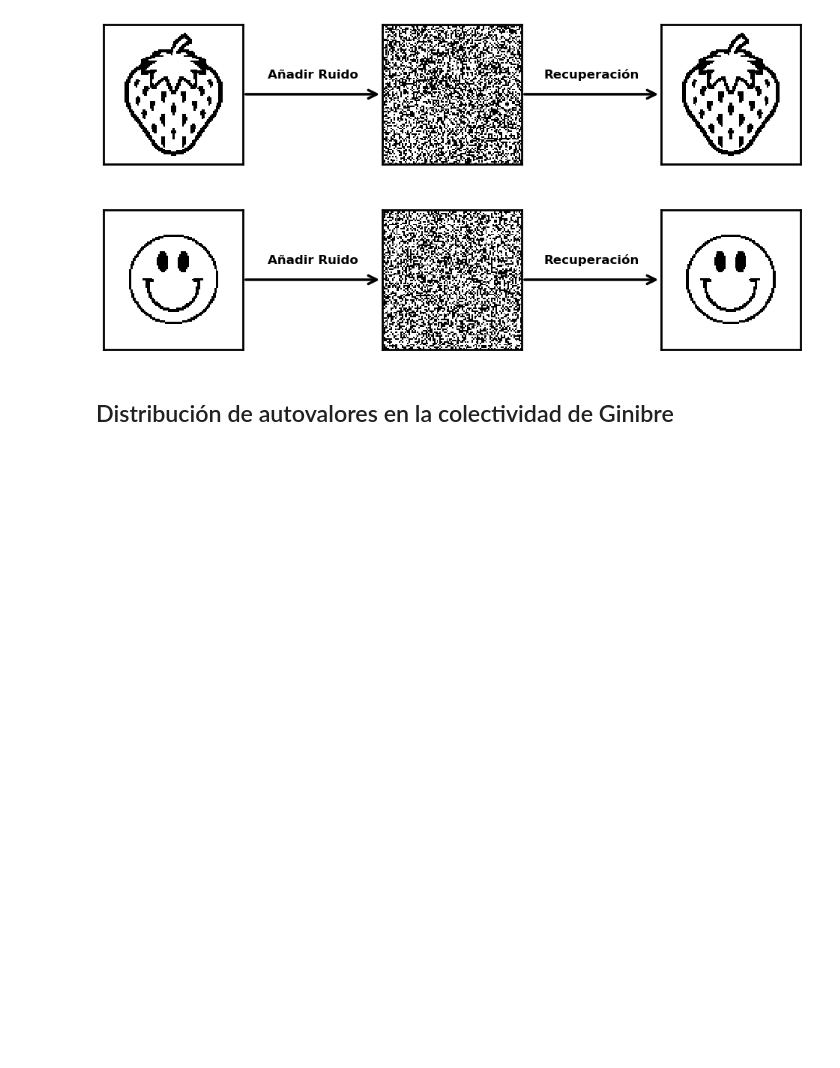
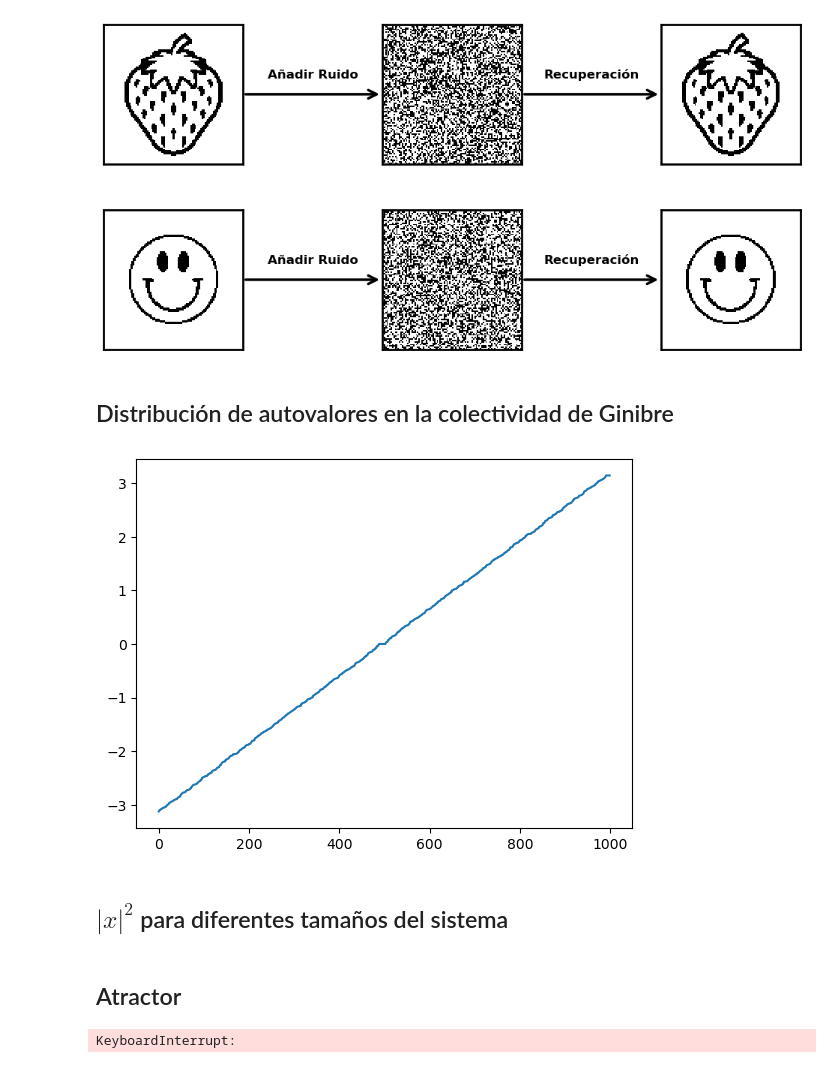
Before and after one commit to OlmoGH/Edge-of-chaos, a Jupyter notebook: Autovalores_de_matrices/LaTex/figuras.ipynb, the cells around one changed output. Cells and saved outputs as stored; diff of their text form; code cells hidden in the pictures; blank space fills up the shorter version.

Commit message:
Añadido atractor

```diff
--- a/Autovalores_de_matrices/LaTex/figuras.ipynb
+++ b/Autovalores_de_matrices/LaTex/figuras.ipynb
@@ -443,15 +443,19 @@ plt.show()
 # %%
 import numpy as np
 import matplotlib.pyplot as plt
 
-N = 10000
+N = 1000
 
 W = np.random.normal(0, 1/np.sqrt(N), (N, N))
 
 eigenvalues = np.linalg.eigvals(W)
 
 phases = np.angle(eigenvalues)
 
 plt.plot(np.sort(phases))
 
 plt.show()
+# %% [output]
+[figure, added]
+# %% [markdown]
+## $|x|^2$ para diferentes tamaños del sistema
@@ -457,0 +500,41 @@ plt.show()
+# %% [markdown]
+## Atractor
+# %%
+import numpy as np
+import matplotlib.pyplot as plt
+from scipy.integrate import solve_ivp
+
+def ODE_system(t, y, dim, alpha):
+    X = y[:dim]
+    W = y[dim:].reshape((dim, dim))
+
+    dim = np.shape(X)[0]
+    dWdt = alpha * (np.eye(dim) - np.outer(X, X))
+    dXdt = W @ X
+
+    return np.concatenate([dXdt, dWdt.flatten()])
+
+N = 1000
+time = 4000
+alpha = 0.001
+t_eval = np.linspace(2000, time, 10000)
+
+
+W_0 = np.random.normal(0, 1/np.sqrt(N), (N, N))
+X_0 = np.random.normal(0, 1/np.sqrt(N), N)
+
+y_0 = np.concatenate([X_0, W_0.flatten()])
+solution = solve_ivp(ODE_system, [0, time], y0=y_0, args=[N, alpha], t_eval=t_eval, method='DOP853')
+
+X = solution.y[:N, :].transpose()
+W = solution.y[N:, :].reshape((N, N, -1)).transpose(2, 0, 1)
+
+X_norm = np.linalg.norm(X, axis=1)
+
+W_trace = np.trace(W, axis1=1, axis2=2)
+
+plt.plot(X_norm, W_trace)
+
+plt.show()
+# %% [output]
+KeyboardInterrupt:
```
Also changed, not shown: parts of 1 cell of this notebook, 1 other file.
